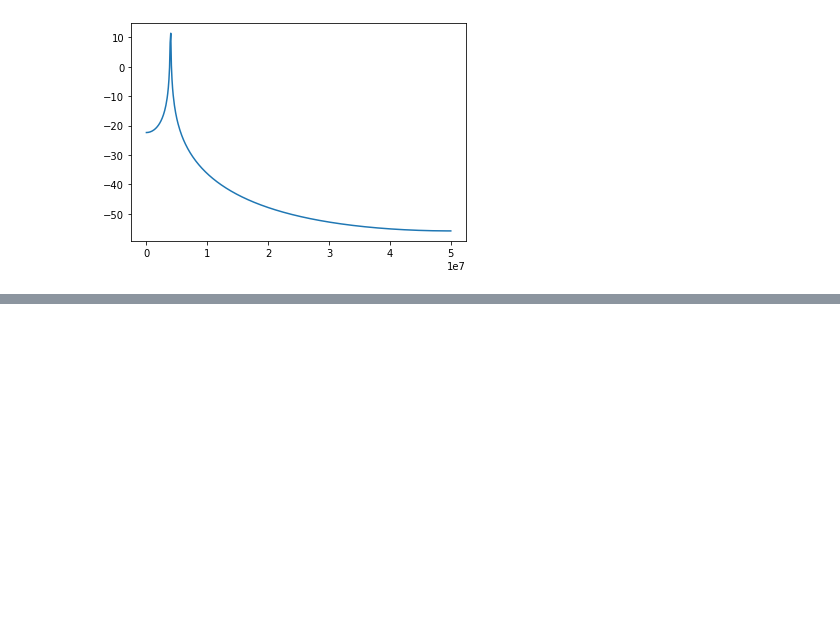
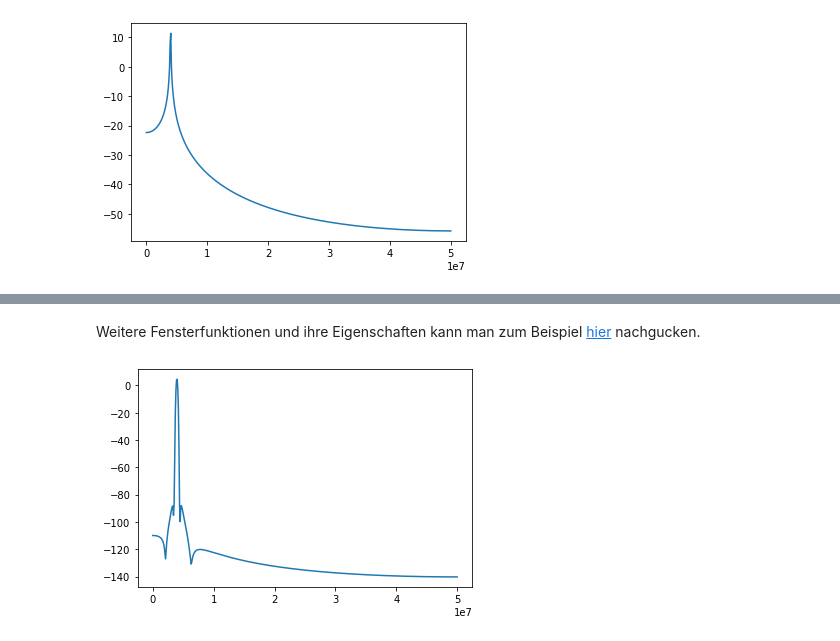
Before and after one commit to papamidas/notebooks, a Jupyter notebook: SFDR.ipynb, the cells around one changed output, grey strips where cells are left out. Cells and saved outputs as stored; diff of their text form; code cells hidden in the pictures; blank space fills up the shorter version.

```diff
--- a/SFDR.ipynb
+++ b/SFDR.ipynb
@@ -49,5 +52 @@ Im obigen Python-Code wird eine Primzahl als Frequenz (3.959297 MHz) bei einer A
 Das schauen wir uns gleich mal mit ein paar Python-Kommandos an:
-# %%
-fig, ax = plt.subplots()
-ax.plot(t, x)
-ax.set_xlim(0,3e-7)
@@ -70,0 +122,17 @@ Im Zeitbereich kann man sich einen endlichen langen Schwingungszug als Produkt a
+# %% [markdown]
+Weitere Fensterfunktionen und ihre Eigenschaften kann man zum Beispiel [hier](https://de.wikipedia.org/wiki/Fensterfunktion) nachgucken.
+# %%
+# Second (still naive) version of sfdr(x):
+def sfdr(x,fs):
+    Y = np.fft.rfft(x * signal.blackmanharris(len(x)))
+    freqs = np.fft.rfftfreq(len(x), d=1.0/fs)
+    mag = np.abs(Y)
+    YdB = 20 * np.log10(mag)
+    fig, ax = plt.subplots()
+    ax.plot(freqs, YdB)
+
+fundamental = 3959297  # Prime number
+x = 10e-3*np.sin(2*np.pi*fundamental*t)
+sfdr(x,fs)
+# %% [output]
+[figure, added]
```
Also changed, not shown: parts of 22 cells of this notebook.
